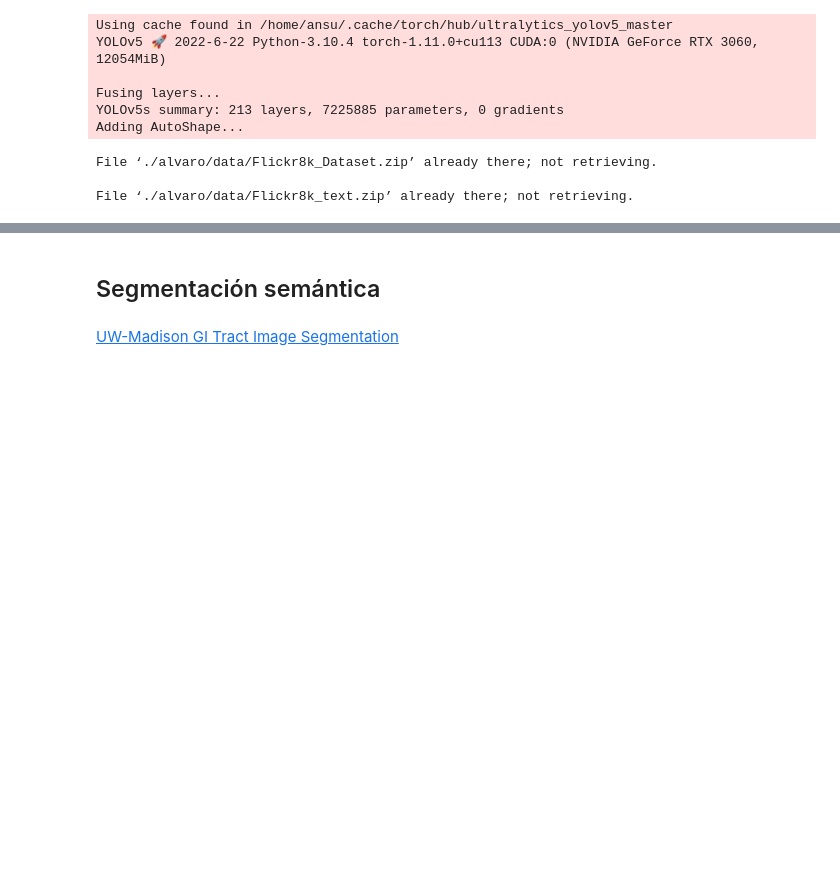
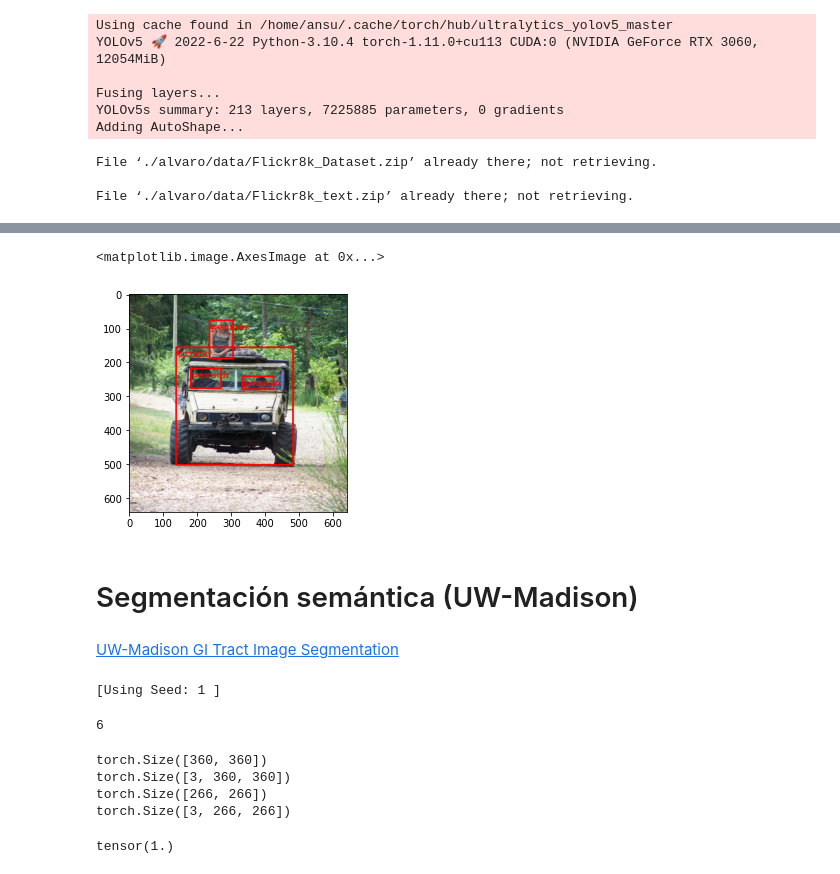
Before and after one commit to ramajoballester/mil_deeplearning, a Jupyter notebook: 4_aplicaciones.ipynb, the cells around one changed output, grey strips where cells are left out. Drawn from its saved outputs; the diff is of its cells as text; code cells hidden in the pictures; blank space fills up the shorter version.

```diff
--- a/4_aplicaciones.ipynb
+++ b/4_aplicaciones.ipynb
@@ -96,0 +142,8 @@ h = h[selected_preds]
+# %%
+conf_threshold = 0.4
+iou_threshold = 0.75
+
+preds = model(x[0].to(device))
+bboxes, labels = get_bboxes_labels(preds, conf_threshold, iou_threshold, nms=True)
+img = draw_bboxes((x[0][0]*255).to(torch.uint8).cpu(),
+                  bboxes, labels, names, width=5, font_size=30)
@@ -97,4 +154,9 @@ h = h[selected_preds]
+# %%
+plt.imshow(img.permute(1, 2, 0))
+# %% [output]
+<matplotlib.image.AxesImage at 0x...>
+[figure, added]
 # %% [markdown]
-## Segmentación semántica
+# Segmentación semántica (UW-Madison)
 # %% [markdown]
 [UW-Madison GI Tract Image Segmentation](https://www.kaggle.com/competitions/uw-madison-gi-tract-image-segmentation)
@@ -100,0 +356,11 @@ h = h[selected_preds]
+# %%
+writer = SummaryWriter(os.path.join('../logs', args.log_name))
+device = torch.device('cuda:0')
+
+# For reproducibility
+seed_all(1)
+
+df_val = df_preprocess.sample(int(args.val_split*len(df_preprocess)))
+df_train = df_preprocess.drop(df_val.index)
+# %% [output]
+[Using Seed: 1 ]
@@ -100,0 +383,4 @@ h = h[selected_preds]
+# %%
+cv2.INTER_NEAREST_EXACT
+# %% [output]
+6
@@ -100,0 +401,11 @@ h = h[selected_preds]
+# %%
+img, mask = next(iter(train_dataloader))
+# %% [output]
+torch.Size([360, 360])
+torch.Size([3, 360, 360])
+torch.Size([266, 266])
+torch.Size([3, 266, 266])
+# %%
+mask.max()
+# %% [output]
+tensor(1.)
```
Also changed, not shown: parts of 38 cells of this notebook.
